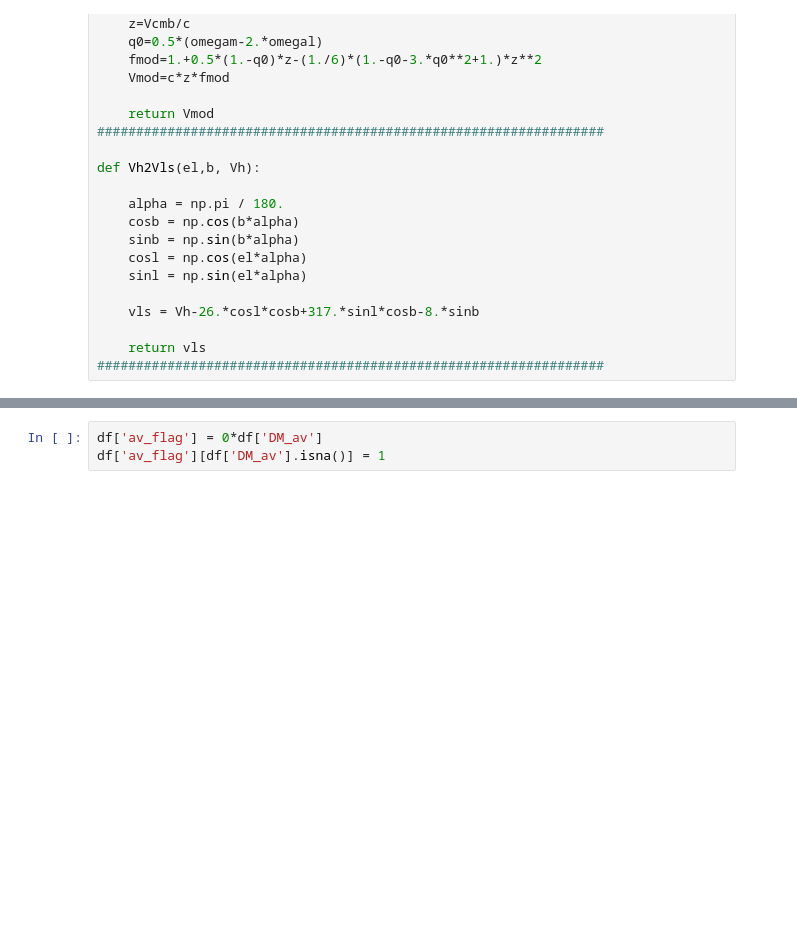
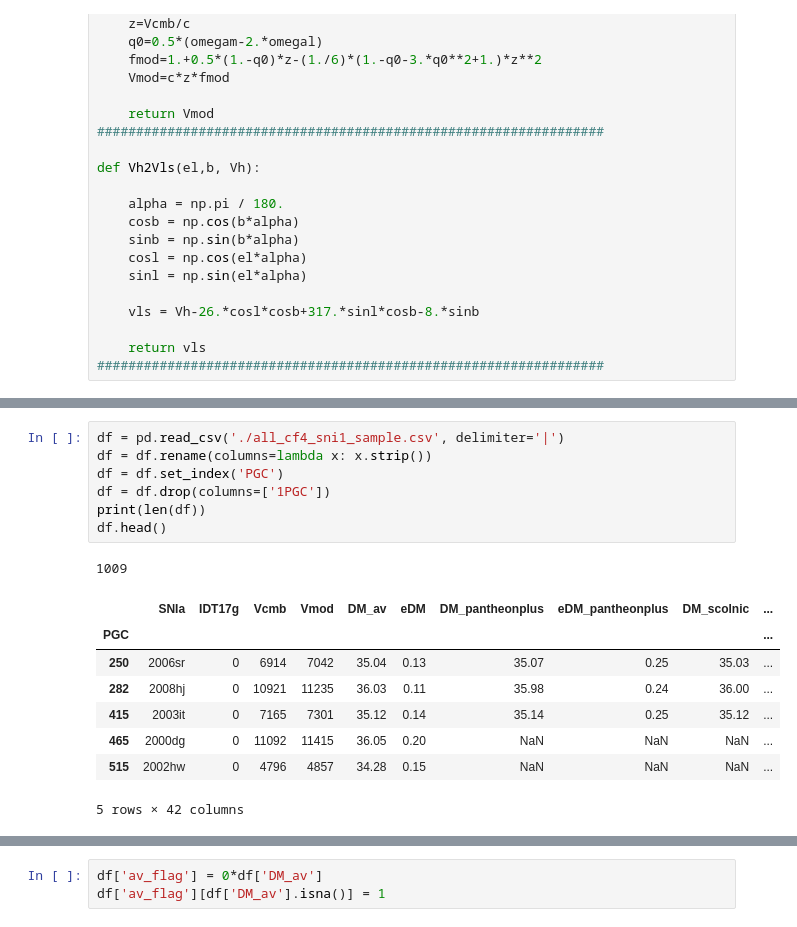
Before and after one commit to ekourkchi/CF4catalog, a Jupyter notebook: SNIa_groups-catal.ipynb, the cells around one changed output, grey strips where cells are left out. Cells and saved outputs as stored; diff of their text form; blank space fills up the shorter version.

```diff
--- a/SNIa_groups-catal.ipynb
+++ b/SNIa_groups-catal.ipynb
@@ -597,0 +88,17 @@ df.head()
+# %%
+df = pd.read_csv('./all_cf4_sni1_sample.csv', delimiter='|')
+df = df.rename(columns=lambda x: x.strip())
+df = df.set_index('PGC')
+df = df.drop(columns=['1PGC'])
+print(len(df))
+df.head()
+# %% [output]
+1009
+|  | SNIa | IDT17g | Vcmb | Vmod | DM_av | eDM | DM_pantheonplus | eDM_pantheonplus | DM_scolnic | ... |
+| PGC |  |  |  |  |  |  |  |  |  | ... |
+| 250 | 2006sr | 0 | 6914 | 7042 | 35.04 | 0.13 | 35.07 | 0.25 | 35.03 | ... |
+| 282 | 2008hj | 0 | 10921 | 11235 | 36.03 | 0.11 | 35.98 | 0.24 | 36.00 | ... |
+| 415 | 2003it | 0 | 7165 | 7301 | 35.12 | 0.14 | 35.14 | 0.25 | 35.12 | ... |
+| 465 | 2000dg | 0 | 11092 | 11415 | 36.05 | 0.20 | NaN | NaN | NaN | ... |
+| 515 | 2002hw | 0 | 4796 | 4857 | 34.28 | 0.15 | NaN | NaN | NaN | ... |
+5 rows × 42 columns
```
Also changed, not shown: parts of 29 cells of this notebook, 11 other files.
